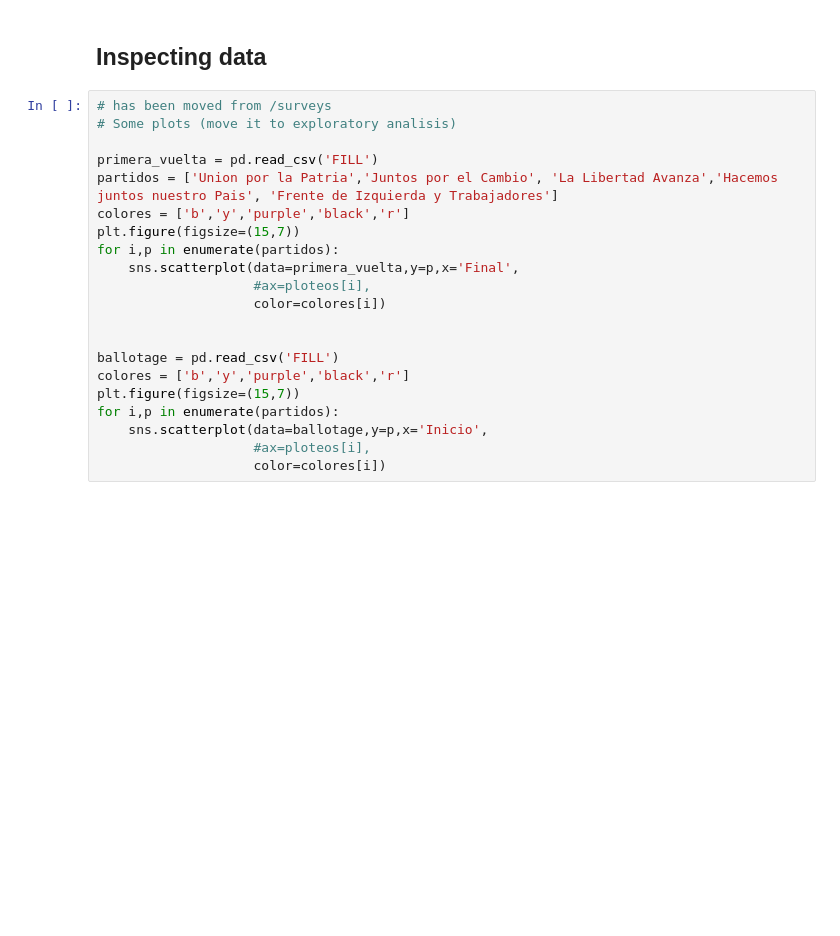
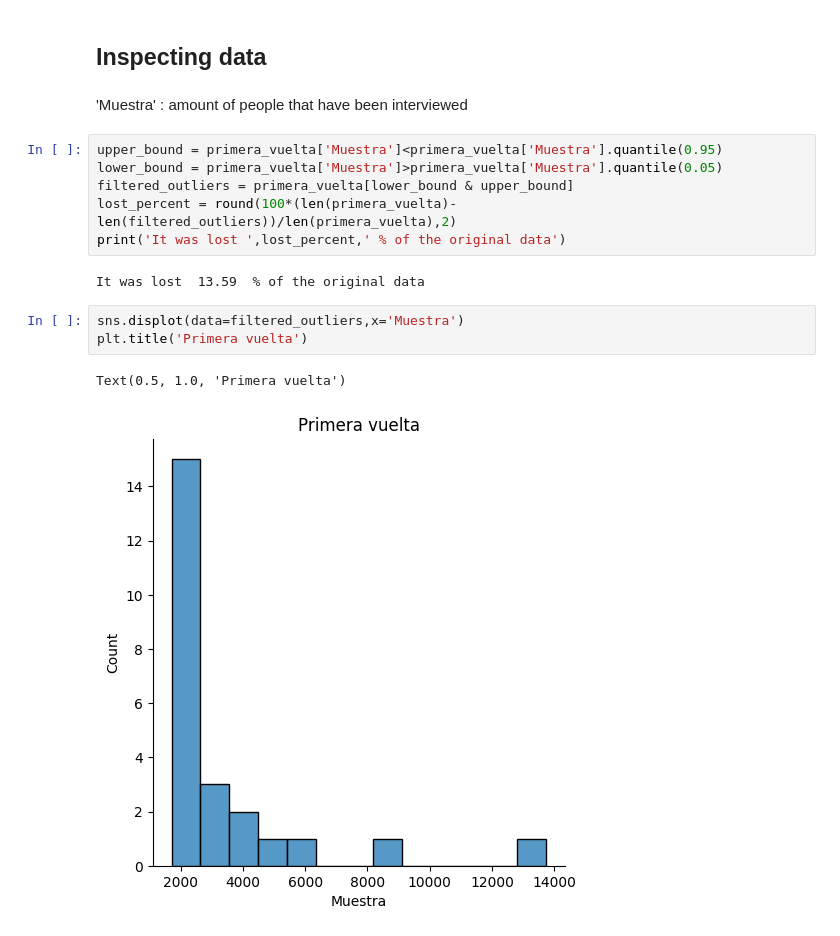
Before and after one commit to 0sc4rL0pez/elecciones2023-arg, a Jupyter notebook: Elecciones + IA/analisis_exploratorio/surveys_plots.ipynb, the cells around one changed output. Saved outputs shown, nothing was run; the diff lists cells and outputs as text; blank space fills up the shorter version.

Commit message:
adding cleaning plots

```diff
--- a/Elecciones + IA/analisis_exploratorio/surveys_plots.ipynb
+++ b/Elecciones + IA/analisis_exploratorio/surveys_plots.ipynb
@@ -50,24 +54,19 @@ Text(0, 0.5, 'Porcentaje')
 [figure]
 # %% [markdown]
 ## Inspecting data
-# %%
-# has been moved from /surveys
-# Some plots (move it to exploratory analisis)
-
-primera_vuelta = pd.read_csv('FILL')
-partidos = ['Union por la Patria','Juntos por el Cambio', 'La Libertad Avanza','Hacemos juntos nuestro Pais', 'Frente de Izquierda y Trabajadores']
-colores = ['b','y','purple','black','r']
-plt.figure(figsize=(15,7))
-for i,p in enumerate(partidos):
-    sns.scatterplot(data=primera_vuelta,y=p,x='Final',
-                    #ax=ploteos[i],
-                    color=colores[i])
-
-
-ballotage = pd.read_csv('FILL')
-colores = ['b','y','purple','black','r']
-plt.figure(figsize=(15,7))
-for i,p in enumerate(partidos):
-    sns.scatterplot(data=ballotage,y=p,x='Inicio',
-                    #ax=ploteos[i],
-                    color=colores[i])
+# %% [markdown]
+'Muestra' : amount of people that have been interviewed
+# %%
+upper_bound = primera_vuelta['Muestra']<primera_vuelta['Muestra'].quantile(0.95)
+lower_bound = primera_vuelta['Muestra']>primera_vuelta['Muestra'].quantile(0.05)
+filtered_outliers = primera_vuelta[lower_bound & upper_bound]
+lost_percent = round(100*(len(primera_vuelta)-len(filtered_outliers))/len(primera_vuelta),2)
+print('It was lost ',lost_percent,' % of the original data')
+# %% [output]
+It was lost  13.59  % of the original data
+# %%
+sns.displot(data=filtered_outliers,x='Muestra')
+plt.title('Primera vuelta')
+# %% [output]
+Text(0.5, 1.0, 'Primera vuelta')
+[figure, added]
```
Also changed, not shown: parts of 9 cells of this notebook.
